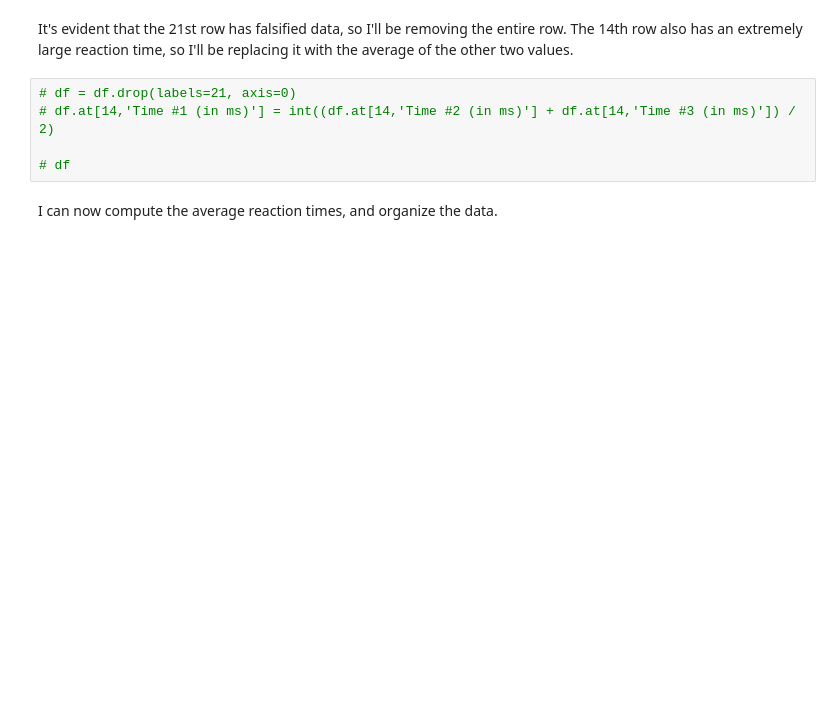
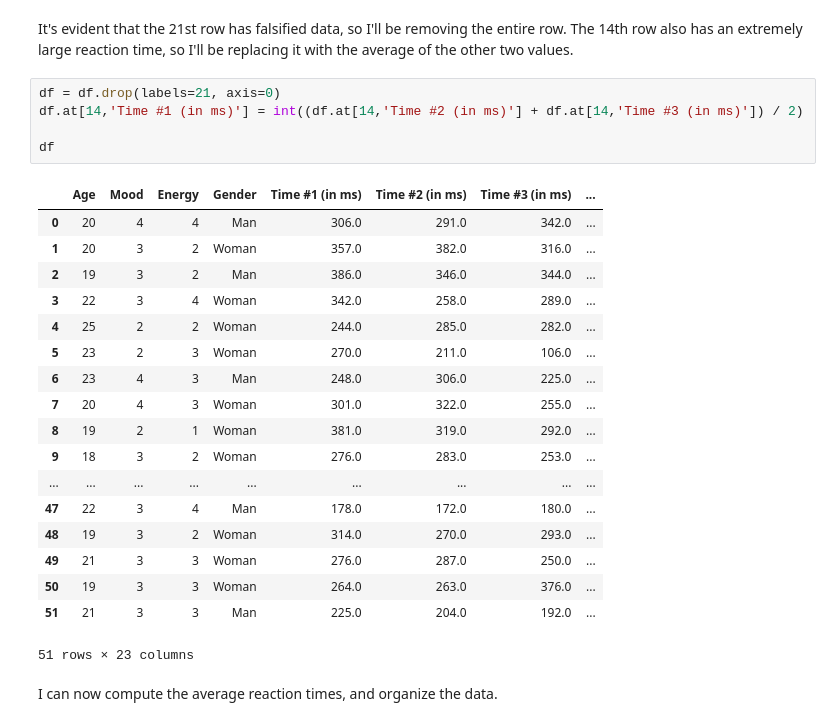
Before and after one commit to kzhang7802/Tuning-In-to-Tempo, a Jupyter notebook: Tuning in to Tempo.ipynb, the cells around one changed output. Saved outputs shown, nothing was run; the diff lists cells and outputs as text; blank space fills up the shorter version.

```diff
--- a/Tuning in to Tempo.ipynb
+++ b/Tuning in to Tempo.ipynb
@@ -15,10 +33,29 @@ df = df.drop(columns='Timestamp')
 # %% [markdown]
 It's evident that the 21st row has falsified data, so I'll be removing the entire row. The 14th row also has an extremely large reaction time, so I'll be replacing it with the average of the other two values.
 # %%
-# df = df.drop(labels=21, axis=0)
-# df.at[14,'Time #1 (in ms)'] = int((df.at[14,'Time #2 (in ms)'] + df.at[14,'Time #3 (in ms)']) / 2)
+df = df.drop(labels=21, axis=0)
+df.at[14,'Time #1 (in ms)'] = int((df.at[14,'Time #2 (in ms)'] + df.at[14,'Time #3 (in ms)']) / 2)
 
-# df
+df
+# %% [output]
+|  | Age | Mood | Energy | Gender | Time #1 (in ms) | Time #2 (in ms) | Time #3 (in ms) | ... |
+| 0 | 20 | 4 | 4 | Man | 306.0 | 291.0 | 342.0 | ... |
+| 1 | 20 | 3 | 2 | Woman | 357.0 | 382.0 | 316.0 | ... |
+| 2 | 19 | 3 | 2 | Man | 386.0 | 346.0 | 344.0 | ... |
+| 3 | 22 | 3 | 4 | Woman | 342.0 | 258.0 | 289.0 | ... |
+| 4 | 25 | 2 | 2 | Woman | 244.0 | 285.0 | 282.0 | ... |
+| 5 | 23 | 2 | 3 | Woman | 270.0 | 211.0 | 106.0 | ... |
+| 6 | 23 | 4 | 3 | Man | 248.0 | 306.0 | 225.0 | ... |
+| 7 | 20 | 4 | 3 | Woman | 301.0 | 322.0 | 255.0 | ... |
+| 8 | 19 | 2 | 1 | Woman | 381.0 | 319.0 | 292.0 | ... |
+| 9 | 18 | 3 | 2 | Woman | 276.0 | 283.0 | 253.0 | ... |
+| ... | ... | ... | ... | ... | ... | ... | ... | ... |
+| 47 | 22 | 3 | 4 | Man | 178.0 | 172.0 | 180.0 | ... |
+| 48 | 19 | 3 | 2 | Woman | 314.0 | 270.0 | 293.0 | ... |
+| 49 | 21 | 3 | 3 | Woman | 276.0 | 287.0 | 250.0 | ... |
+| 50 | 19 | 3 | 3 | Woman | 264.0 | 263.0 | 376.0 | ... |
+| 51 | 21 | 3 | 3 | Man | 225.0 | 204.0 | 192.0 | ... |
+51 rows × 23 columns
 # %% [markdown]
 I can now compute the average reaction times, and organize the data.
 # %%
```
Also changed, not shown: parts of 12 cells of this notebook.
